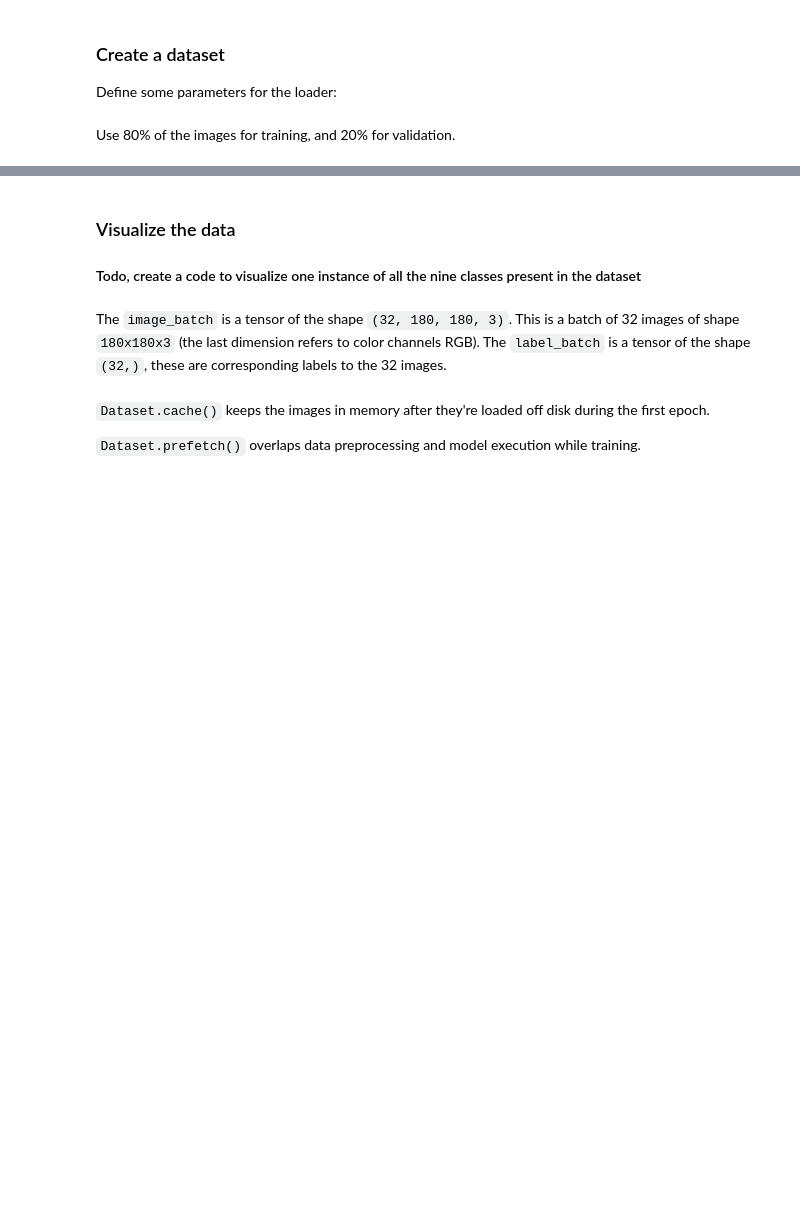
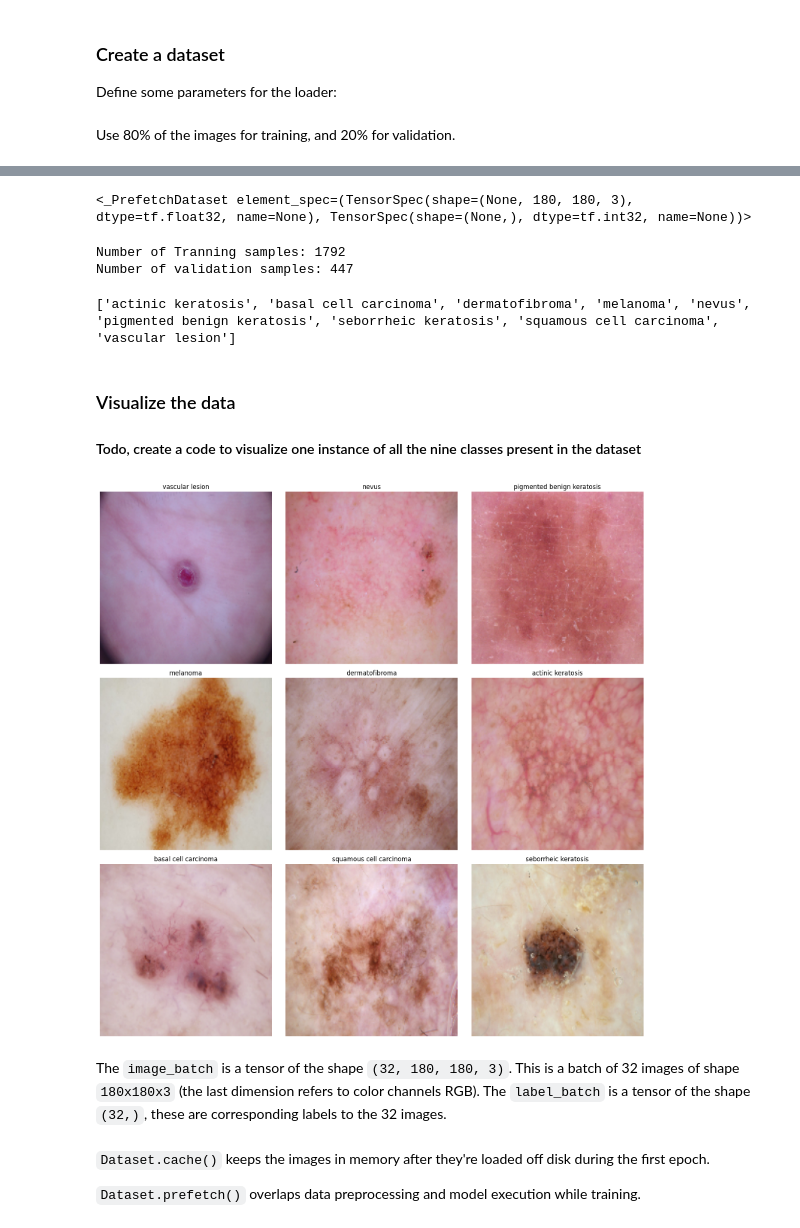
Before and after one commit to AnishRane-cox/Skin-Cancer-Detection-using-CNN, a Jupyter notebook: Starter_code_Assignment_CNN_Skin_Cancer (1).ipynb, the cells around one changed output, grey strips where cells are left out. Cells and saved outputs as stored; diff of their text form; code cells hidden in the pictures; blank space fills up the shorter version.

```diff
--- a/Starter_code_Assignment_CNN_Skin_Cancer (1).ipynb
+++ b/Starter_code_Assignment_CNN_Skin_Cancer (1).ipynb
@@ -58,9 +58,19 @@ batch_size = 32
 img_height = 180
 img_width = 180
 seed = 123
+num_classes = 9
+epochs = 20
 # %% [markdown]
 Use 80% of the images for training, and 20% for validation.
 # %%
 ## Write your train dataset here
 ## Note use seed=123 while creating your dataset using tf.keras.preprocessing.image_dataset_from_directory
 ## Note, make sure your resize your images to the size img_height*img_width, while writting the dataset
+train_ds = tf.keras.preprocessing.image_dataset_from_directory(
+    data_dir_train,
+    validation_split=0.2,
+    subset='training',
+    batch_size = batch_size,
+    image_size = (img_height,img_width),
+    seed = seed
+)
@@ -72,9 +95,21 @@ val_ds = ##todo
+# %%
+train_ds
+# %% [output]
+<_PrefetchDataset element_spec=(TensorSpec(shape=(None, 180, 180, 3), dtype=tf.float32, name=None), TensorSpec(shape=(None,), dtype=tf.int32, name=None))>
+# %%
+print(f"Number of Tranning samples: {len(train_ds.file_paths)}")
+print(f"Number of validation samples: {len(val_ds.file_paths)}")
+# %% [output]
+Number of Tranning samples: 1792
+Number of validation samples: 447
 # %%
 # List out all the classes of skin cancer and store them in a list.
 # You can find the class names in the class_names attribute on these datasets.
 # These correspond to the directory names in alphabetical order.
 class_names = train_ds.class_names
 print(class_names)
+# %% [output]
+['actinic keratosis', 'basal cell carcinoma', 'dermatofibroma', 'melanoma', 'nevus', 'pigmented benign keratosis', 'seborrheic keratosis', 'squamous cell carcinoma', 'vascular lesion']
 # %% [markdown]
 ### Visualize the data
 #### Todo, create a code to visualize one instance of all the nine classes present in the dataset
@@ -85,3 +116,40 @@ import matplotlib.pyplot as plt
+# %%
+import matplotlib.pyplot as plt
+
+def visualize_class(dataset, class_names, num_classes = 9):
+  plt.figure(figsize = (15,15))
+
+  # Dictionary to store one example per class
+  class_examples = {}
+
+  # Iterate through the dataset to collect one example per class
+  for images, labels in train_ds:
+    for image, label in zip(images,labels):
+      class_name = class_names[label.numpy()]
+      if class_name not in class_examples:
+        class_examples[class_name] = image
+      if len(class_examples) == num_classes:
+        break
+    if len(class_examples) == num_classes:
+      break
+
+  # Plotting the examples
+  for idx, (class_name, image) in enumerate(class_examples.items(),1):
+    plt.subplot(3,3,idx)
+    plt.imshow(image.numpy().astype("uint8"))
+    plt.title(class_name)
+    plt.axis("off")
+  plt.tight_layout()
+  plt.show()
+
+# Using Tranning Dataset
+visualize_class(
+    train_ds,
+    class_names,
+    num_classes=9
+)
+# %% [output]
+[figure, added]
 # %% [markdown]
 The `image_batch` is a tensor of the shape `(32, 180, 180, 3)`. This is a batch of 32 images of shape `180x180x3` (the last dimension refers to color channels RGB). The `label_batch` is a tensor of the shape `(32,)`, these are corresponding labels to the 32 images.
 # %% [markdown]
```
Also changed, not shown: parts of 18 cells of this notebook.
